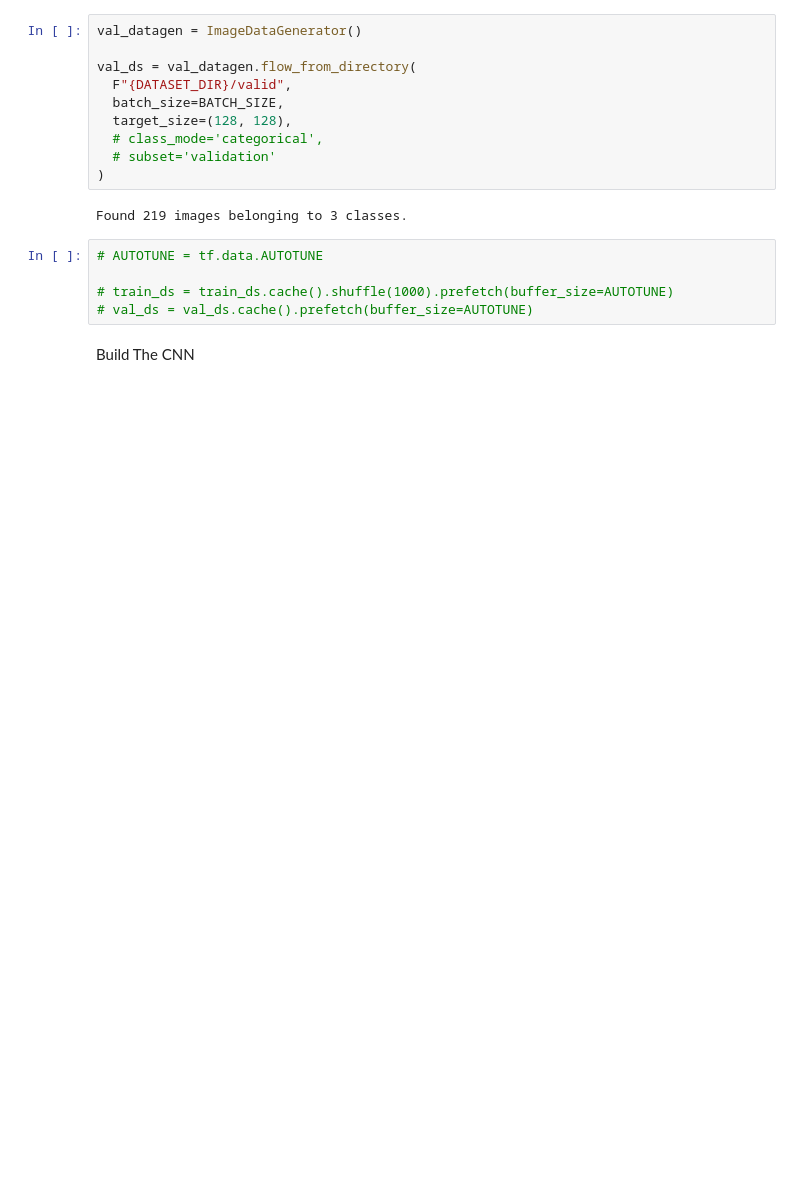
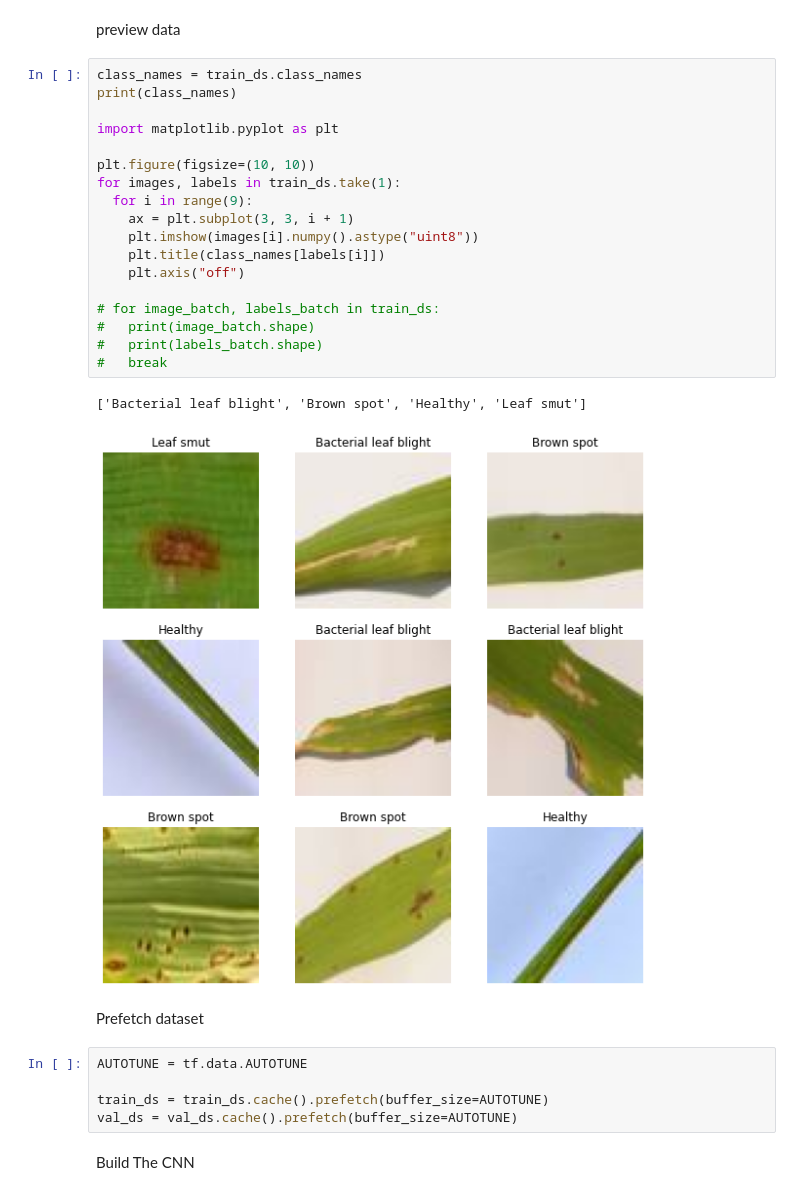
Before and after one commit to debkanchan/tomato-leaf-disease-detection, a Jupyter notebook: debkanchan.ipynb, the cells around one changed output. Cells and saved outputs as stored; diff of their text form; blank space fills up the shorter version.

```diff
--- a/debkanchan.ipynb
+++ b/debkanchan.ipynb
@@ -31,20 +71,33 @@ Found 911 images belonging to 3 classes.
-# %%
-val_datagen = ImageDataGenerator()
-
-val_ds = val_datagen.flow_from_directory(
-  F"{DATASET_DIR}/valid",
-  batch_size=BATCH_SIZE,
-  target_size=(128, 128),
-  # class_mode='categorical',
-  # subset='validation'
-)
-# %% [output]
-Found 219 images belonging to 3 classes.
+# %% [markdown]
+preview data
+# %%
+class_names = train_ds.class_names
+print(class_names)
+
+import matplotlib.pyplot as plt
+
+plt.figure(figsize=(10, 10))
+for images, labels in train_ds.take(1):
+  for i in range(9):
+    ax = plt.subplot(3, 3, i + 1)
+    plt.imshow(images[i].numpy().astype("uint8"))
+    plt.title(class_names[labels[i]])
+    plt.axis("off")
+
+# for image_batch, labels_batch in train_ds:
+#   print(image_batch.shape)
+#   print(labels_batch.shape)
+#   break
+# %% [output]
+['Bacterial leaf blight', 'Brown spot', 'Healthy', 'Leaf smut']
+[figure, added]
+# %% [markdown]
+Prefetch dataset
 # %%
-# AUTOTUNE = tf.data.AUTOTUNE
+AUTOTUNE = tf.data.AUTOTUNE
 
-# train_ds = train_ds.cache().shuffle(1000).prefetch(buffer_size=AUTOTUNE)
-# val_ds = val_ds.cache().prefetch(buffer_size=AUTOTUNE)
+train_ds = train_ds.cache().prefetch(buffer_size=AUTOTUNE)
+val_ds = val_ds.cache().prefetch(buffer_size=AUTOTUNE)
 # %% [markdown]
 Build The CNN
 # %%
```
Also changed, not shown: parts of 10 cells of this notebook.
